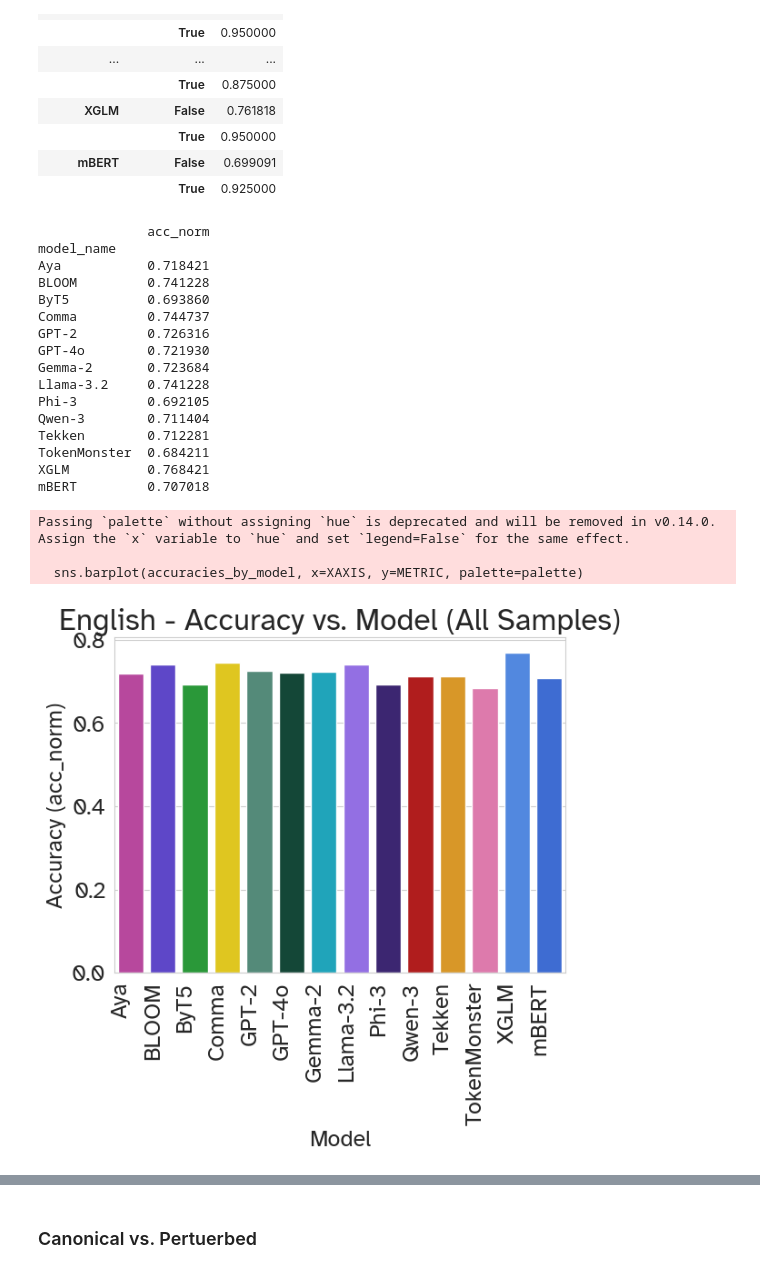
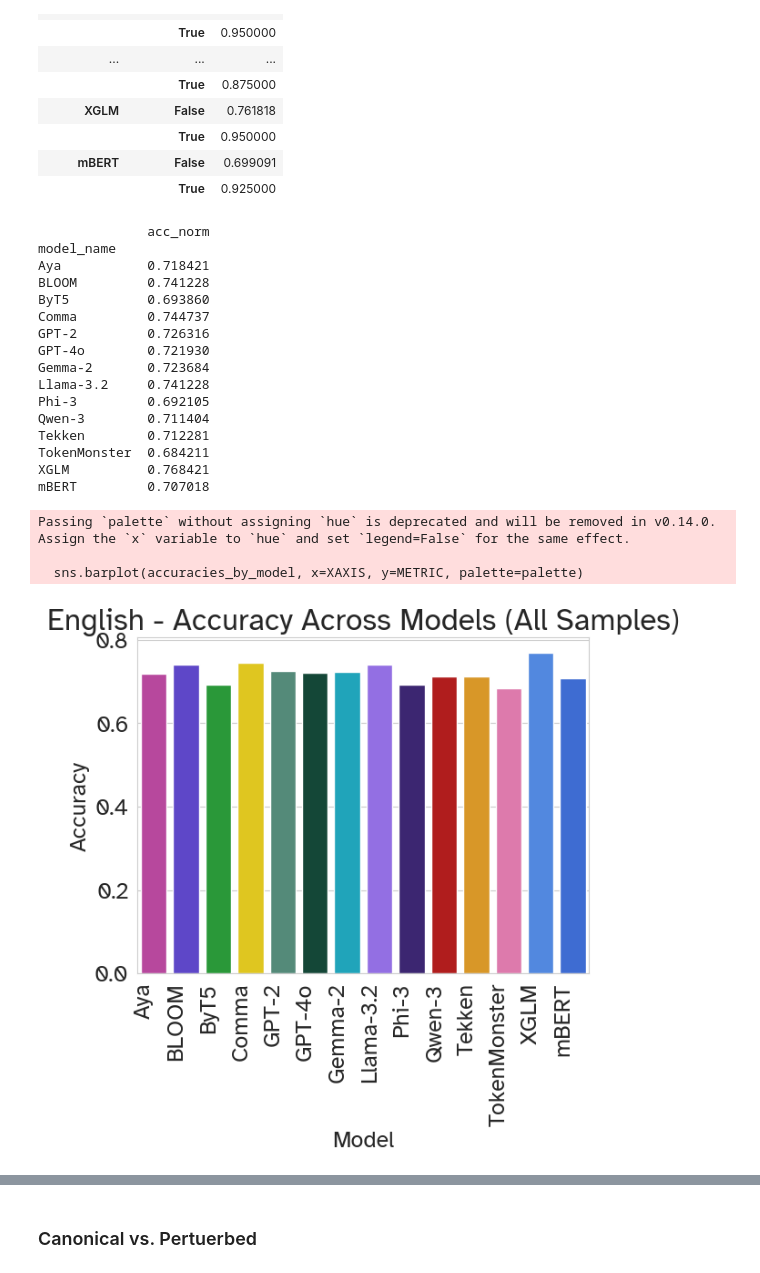
Before and after one commit to r-three/Tokenizers, a Jupyter notebook: notebooks/paper-benchmark-plots.ipynb, the cells around one changed output, grey strips where cells are left out. Cells and saved outputs as stored; diff of their text form; code cells hidden in the pictures.

Commit message:
Figure names are relabeled

```diff
--- a/notebooks/paper-benchmark-plots.ipynb
+++ b/notebooks/paper-benchmark-plots.ipynb
@@ -145,7 +143,7 @@ def get_canonical_and_perturbed_df(
 # %%
 METRIC = "acc_norm"
-OUTPUT_DIR_ = Path("./output/prelim-results-v3")
-OUTPUT_DIR_ = Path("./output/results-v5")
+OUTPUT_DIR_ = Path("./output/prelim-results-v5")
+OUTPUT_DIR_ = Path("./output/paper-results-v5")
 
 # keeps set_id, model pairs that are correct for canonical
 suffix = "(Still correct)"
@@ -163,20 +161,20 @@ only_keep_perturbed_true = False
 # keep_remains_or_becomes_correct = False
 # only_keep_perturbed_true = True
 
-suffix = "(All)"
-only_keep_canonical_true = False
-keep_remains_or_becomes_correct = False
-only_keep_perturbed_true = False
+# keep all the samples
+# suffix = "(All)"
+# only_keep_canonical_true = False
+# keep_remains_or_becomes_correct = False
+# only_keep_perturbed_true = False
 
-base_dir = Path("../results/paper").resolve().absolute()
-base_dir = Path("../results/paper-v2").resolve().absolute()
-code_pattern = "*tokenizer_robustness_completion_farsi*"
-title_pattern = "Farsi - "
-OUTPUT_DIR = OUTPUT_DIR_/"farsi"
 
-code_pattern = "*tokenizer_robustness_completion_turkish*"
-title_pattern = "Turkish - "
-OUTPUT_DIR = OUTPUT_DIR_/"turkish"
+# code_pattern = "*tokenizer_robustness_completion_farsi*"
+# title_pattern = "Farsi - "
+# OUTPUT_DIR = OUTPUT_DIR_/"farsi"
+
+# code_pattern = "*tokenizer_robustness_completion_turkish*"
+# title_pattern = "Turkish - "
+# OUTPUT_DIR = OUTPUT_DIR_/"turkish"
 
 # code_pattern = "*tokenizer_robustness_completion_stem*"
 # title_pattern = "STEM - "
@@ -315,36 +313,36 @@ palette=MODEL_TO_COLOR
 accuracies_by_model = all_samples.pivot_table(
     index=XAXIS, values=METRIC, aggfunc="mean"
 )
 sns.barplot(accuracies_by_model, x=XAXIS, y=METRIC, palette=palette)
 # sns.barplot(accuracies_by_model, x=XAXIS, y=METRIC, palette=MODEL_TO_COLOR)
 plt.xticks(rotation=90, ha="right")
 plt.xlabel("Model")
-plt.ylabel(f"Accuracy ({METRIC})")
-plt.title(f"{title_pattern}Accuracy vs. Model (All Samples)")
+plt.ylabel(f"Accuracy")
+plt.title(f"{title_pattern}Accuracy Across Models (All Samples)")
 plt.savefig(OUTPUT_DIR/f"all_samples_{METRIC}.pdf", pad_inches=0, bbox_inches="tight")
 
 print(accuracies_by_model)
 # %% [output]
               acc_norm
 model_name
 Aya           0.718421
 BLOOM         0.741228
 ByT5          0.693860
 Comma         0.744737
 GPT-2         0.726316
 GPT-4o        0.721930
 Gemma-2       0.723684
 Llama-3.2     0.741228
 Phi-3         0.692105
 Qwen-3        0.711404
 Tekken        0.712281
 TokenMonster  0.684211
 XGLM          0.768421
 mBERT         0.707018
 Passing `palette` without assigning `hue` is deprecated and will be removed in v0.14.0. Assign the `x` variable to `hue` and set `legend=False` for the same effect.
 
   sns.barplot(accuracies_by_model, x=XAXIS, y=METRIC, palette=palette)
-[figure, old version]
+[figure, new version]
 # %%
 samples["vocab_bucket"]
 # %% [output]
```
Also changed, not shown: parts of 24 cells of this notebook.
